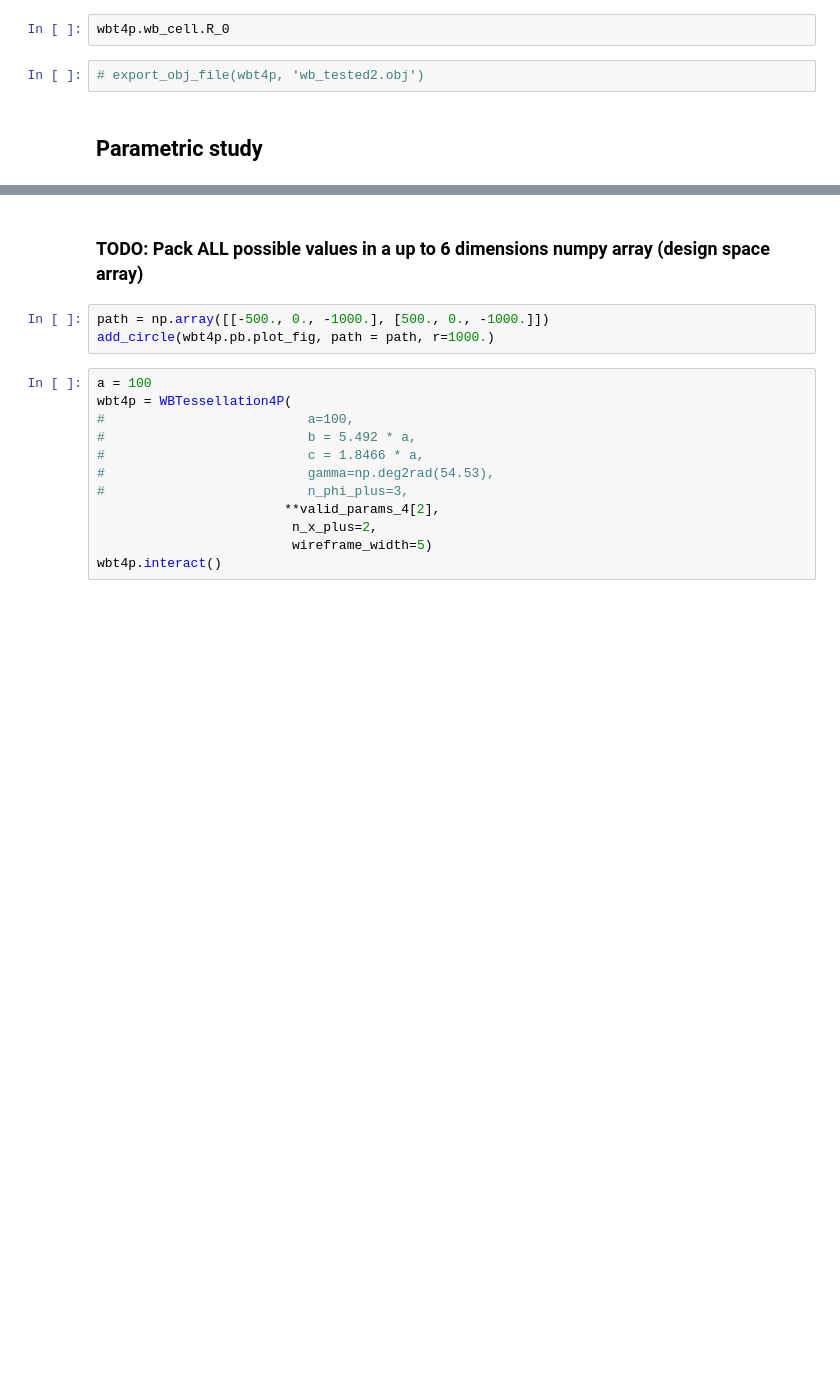
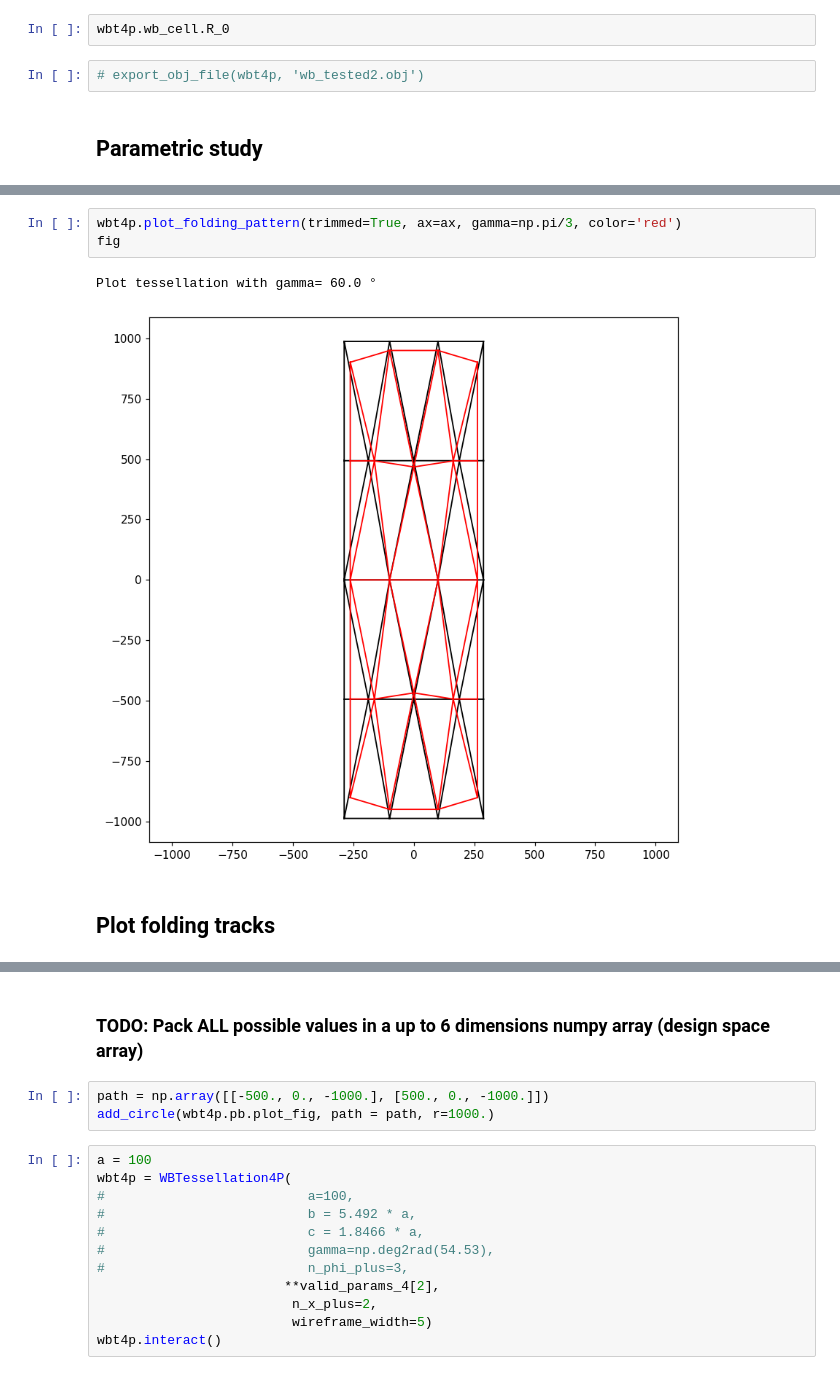
Before and after one commit to bmcs-group/bmcs_shell, a Jupyter notebook: notebooks/folding/experiments/first_series_2022/shells_geometries.ipynb, the cells around one changed output, grey strips where cells are left out. Saved outputs shown, nothing was run; the diff lists cells and outputs as text; blank space fills up the shorter version.

```diff
--- a/notebooks/folding/experiments/first_series_2022/shells_geometries.ipynb
+++ b/notebooks/folding/experiments/first_series_2022/shells_geometries.ipynb
@@ -88,0 +149,8 @@ VBox(children=(HBox(children=(VBox(children=(Tree(layout=Layout(align_items='str
+# %%
+wbt4p.plot_folding_pattern(trimmed=True, ax=ax, gamma=np.pi/3, color='red')
+fig
+# %% [output]
+Plot tessellation with gamma= 60.0 °
+[figure, added]
+# %% [markdown]
+## Plot folding tracks
```
Also changed, not shown: parts of 27 cells of this notebook, 2 other files.
